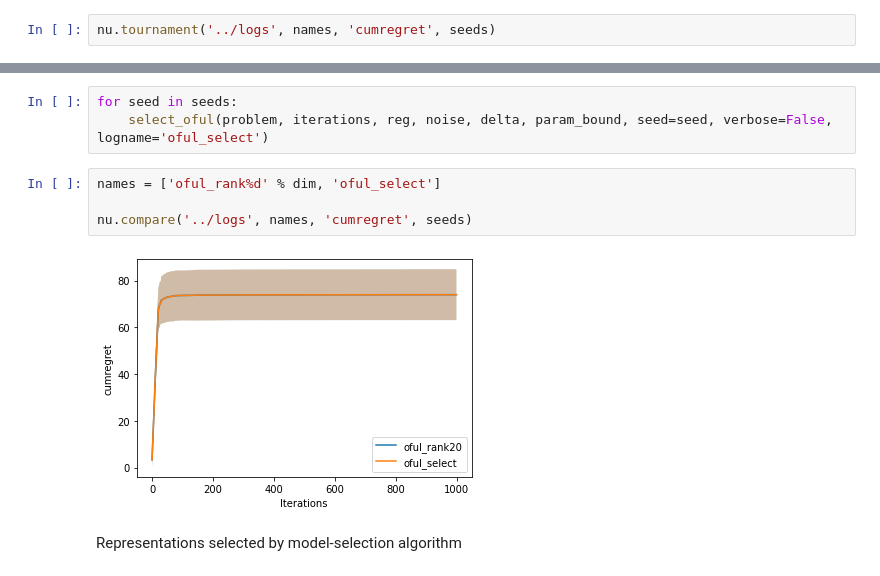
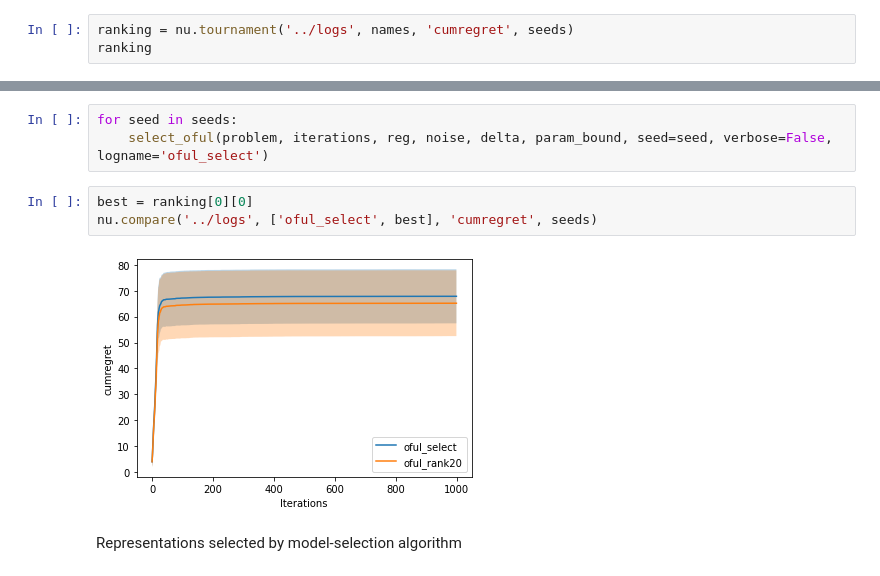
Before and after one commit to T3p/hidden-features, a Jupyter notebook: notebooks/HLS Selection.ipynb, the cells around one changed output, grey strips where cells are left out. Saved outputs shown, nothing was run; the diff lists cells and outputs as text.

Commit message:
added not CMB experiment to HLS selection

```diff
--- a/notebooks/HLS Selection.ipynb
+++ b/notebooks/HLS Selection.ipynb
@@ -87,5 +87,6 @@ nu.compare('../logs', names, 'cumregret', seeds)
 # %% [markdown]
 (Final) cumulated regret is (almost) sorted by hls rank, with the HLS representation having a large advantage
 # %%
-nu.tournament('../logs', names, 'cumregret', seeds)
+ranking = nu.tournament('../logs', names, 'cumregret', seeds)
+ranking
 # %% [output]
@@ -115,11 +116,10 @@ Regret of model-selection algorithm compared to best model
 for seed in seeds:
     select_oful(problem, iterations, reg, noise, delta, param_bound, seed=seed, verbose=False, logname='oful_select')
 # %%
-names = ['oful_rank%d' % dim, 'oful_select']
-
-nu.compare('../logs', names, 'cumregret', seeds)
+best = ranking[0][0]
+nu.compare('../logs', ['oful_select', best], 'cumregret', seeds)
 # %% [output]
-[figure, old version]
+[figure, new version]
 # %% [markdown]
 Representations selected by model-selection algorithm
 # %%
```
Also changed, not shown: parts of 34 cells of this notebook, 2 other files.
